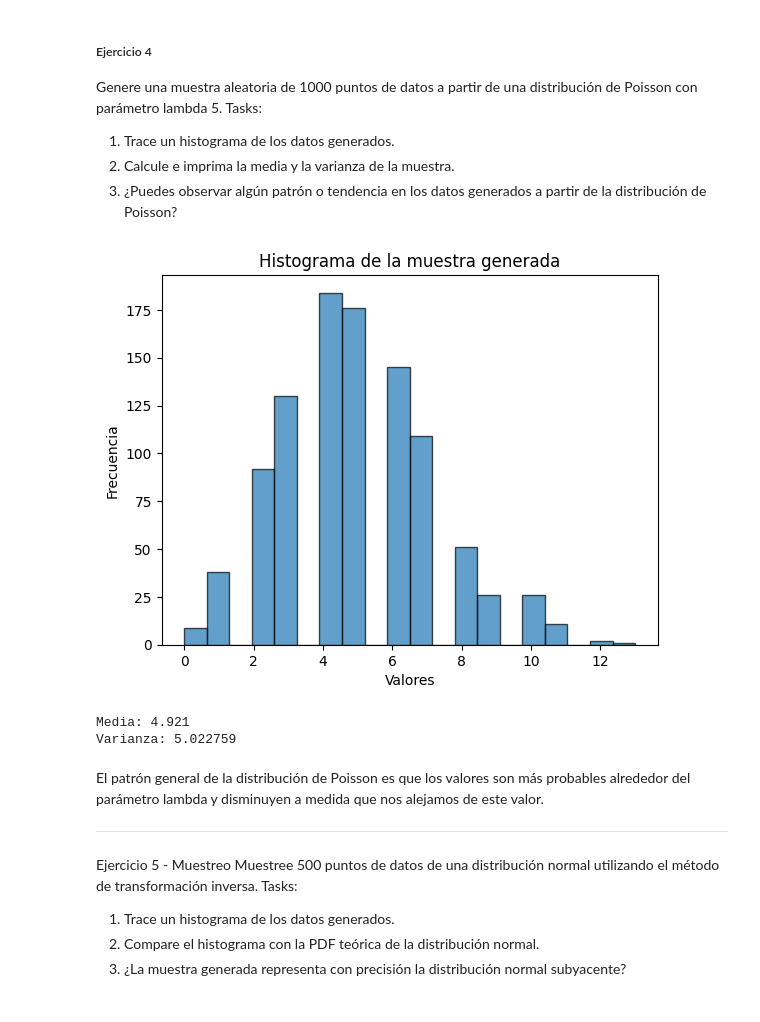
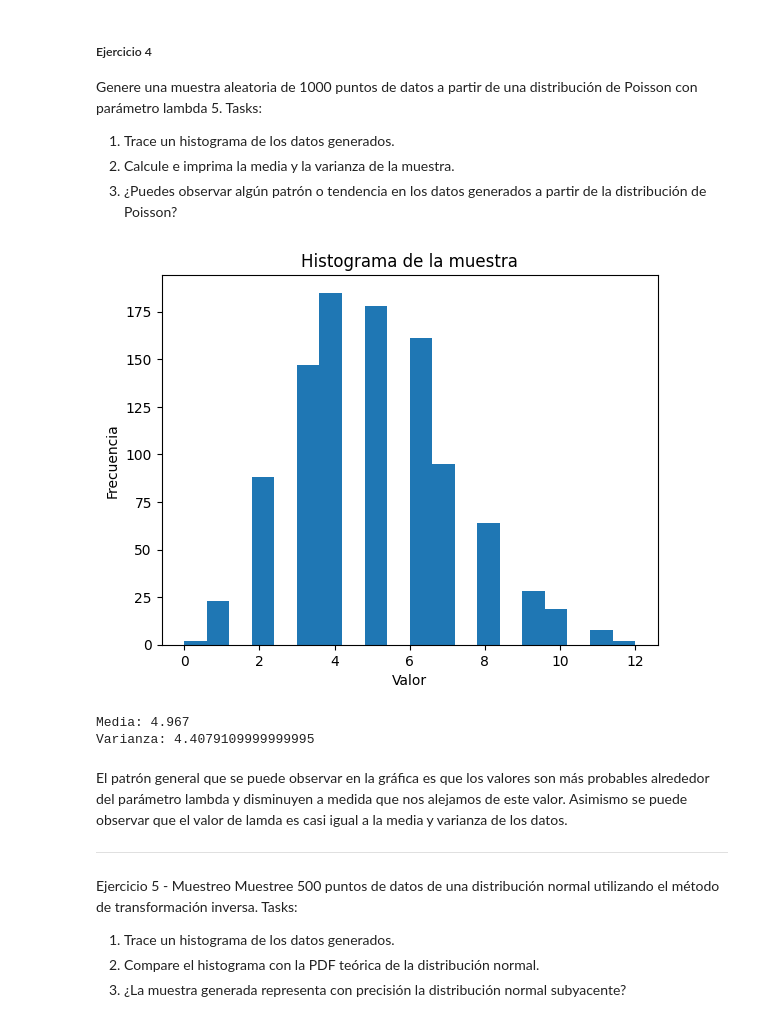
Before and after one commit to 20Candy/Lab1_Simulacion, a Jupyter notebook: main.ipynb, the cells around one changed output. Saved outputs shown, nothing was run; the diff lists cells and outputs as text; code cells hidden in the pictures.

```diff
--- a/main.ipynb
+++ b/main.ipynb
@@ -142,25 +141,25 @@ Tasks:
 # %%
 # Generar muestra aleatoria de 1000 puntos de datos
 muestra = np.random.poisson(lam=5, size=1000)
 
 # Trace un histograma de los datos generados
-plt.hist(muestra, bins=20, alpha=0.7, edgecolor='black')
-plt.xlabel('Valores')
+plt.hist(muestra, bins='auto')
+plt.xlabel('Valor')
 plt.ylabel('Frecuencia')
-plt.title('Histograma de la muestra generada')
+plt.title('Histograma de la muestra')
 plt.show()
 
 # Calcule e imprima la media y la varianza de la muestra
 media = np.mean(muestra)
 varianza = np.var(muestra)
 print('Media:', media)
 print('Varianza:', varianza)
 # %% [output]
-[figure, old version]
+[figure, new version]
-Media: 4.921
-Varianza: 5.022759
+Media: 4.967
+Varianza: 4.4079109999999995
 # %% [markdown]
-El patrón general de la distribución de Poisson es que los valores son más probables alrededor del parámetro lambda y disminuyen a medida que nos alejamos de este valor.
+El patrón general que se puede observar en la gráfica es que los valores son más probables alrededor del parámetro lambda y disminuyen a medida que nos alejamos de este valor. Asimismo se puede observar que el valor de lamda es casi igual a la media y varianza de los datos.
 _____________________________________________________________________
 # %% [markdown]
 Ejercicio 5 - Muestreo
```
Also changed, not shown: parts of 17 cells of this notebook.
